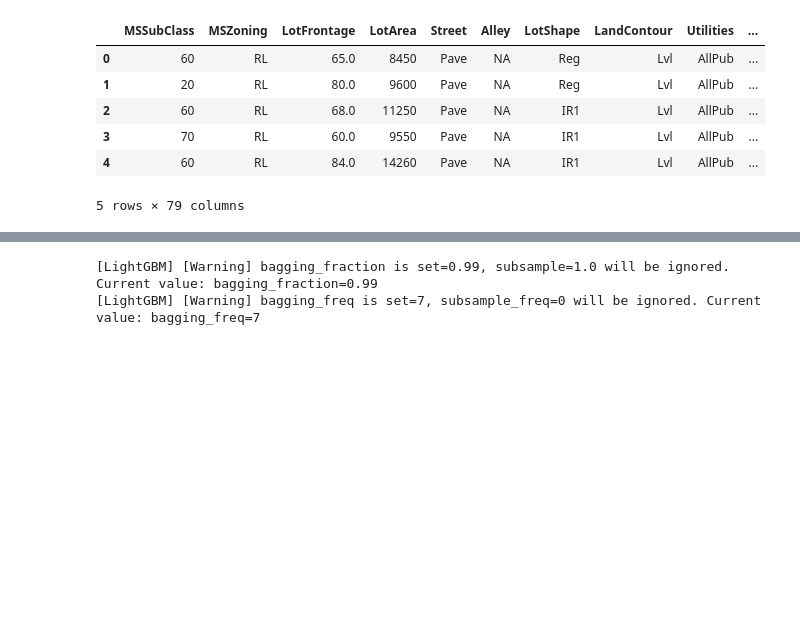
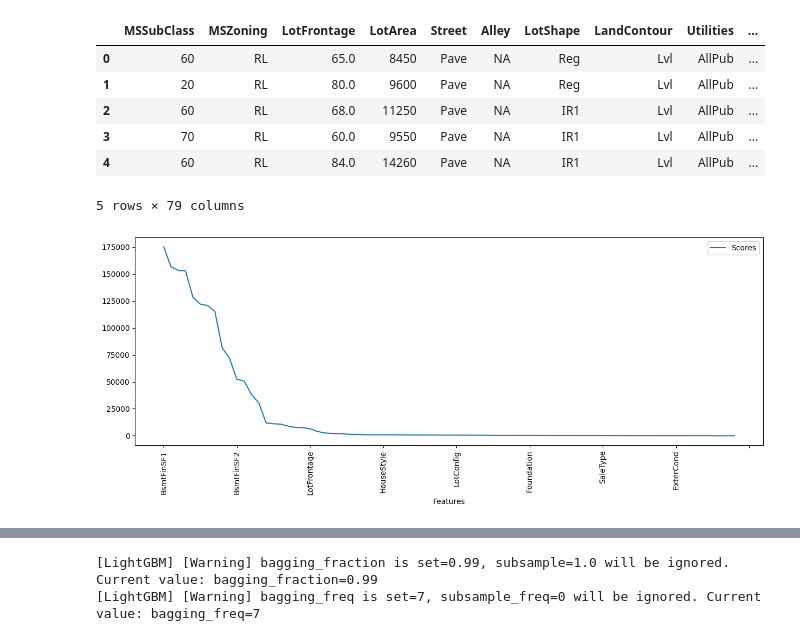
Before and after one commit to yanuarkholik/airbnb-data-cleaning-and-forecasting, a Jupyter notebook: notebooks/airbnb_forecast.ipynb, the cells around one changed output, grey strips where cells are left out. Cells and saved outputs as stored; diff of their text form; code cells hidden in the pictures; blank space fills up the shorter version.

```diff
--- a/notebooks/airbnb_forecast.ipynb
+++ b/notebooks/airbnb_forecast.ipynb
@@ -24,8 +25,8 @@ from sklearn.model_selection import KFold, train_test_split
 from sklearn.metrics import accuracy_score, f1_score, precision_score, recall_score
 from sklearn.metrics import mean_absolute_error, mean_squared_error, median_absolute_error, r2_score
 # %%
-train = pd.read_csv('../train.csv')
-test = pd.read_csv('../test.csv')
+train = pd.read_csv('../raw/train.csv')
+test = pd.read_csv('../raw/test.csv')
 # %%
 # fillna
 train.MasVnrArea = train.MasVnrArea.fillna(0)
@@ -91,3 +92,9 @@ top_cat = univariate_ranked.sort_values('Scores', ascending = False)
+# %%
+top_cat.plot(figsize=(15, 5))
+plt.xticks(rotation=90)
+plt.show()
+# %% [output]
+[figure, added]
 # %%
 train_x, test_x, train_y, test_y = train_test_split(cat[top_cat.index.tolist()], y, test_size=0.3, random_state=1)
 # %%
```
Also changed, not shown: parts of 11 cells of this notebook, 1 other file.
